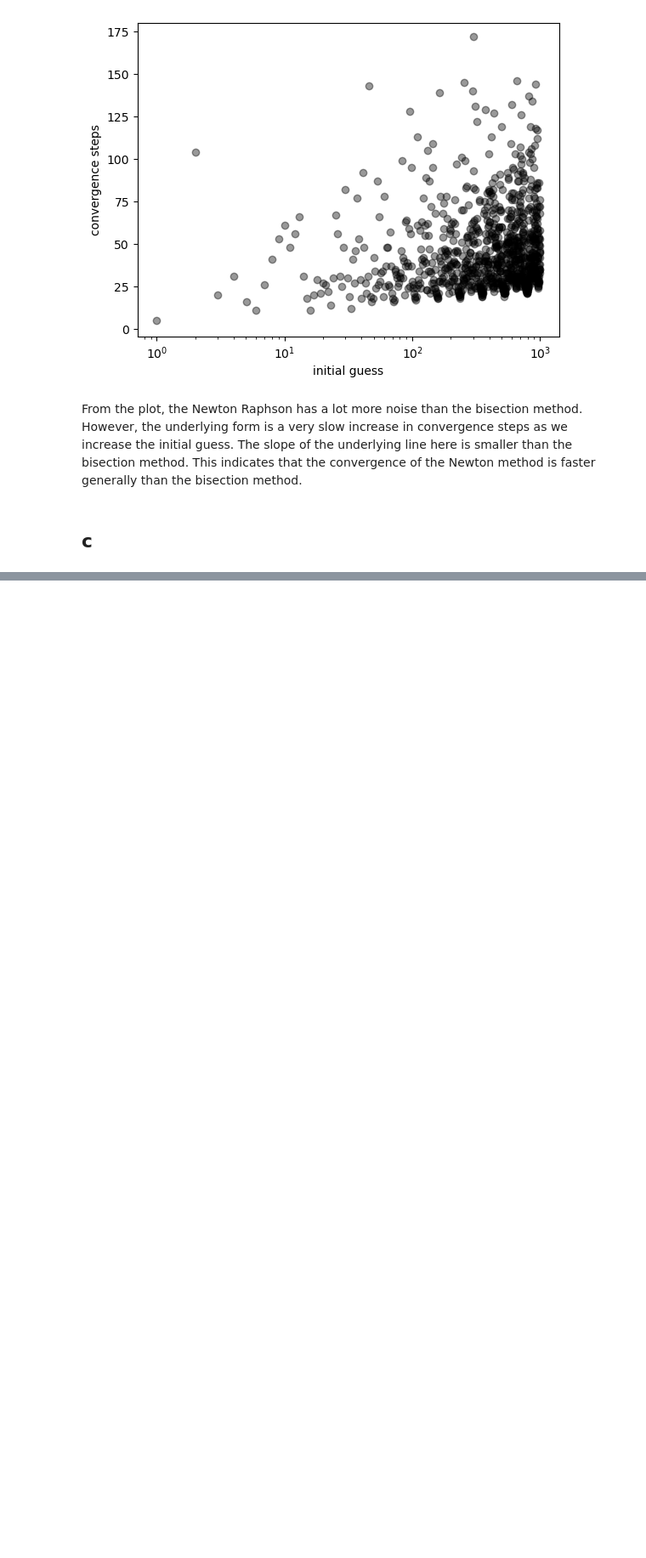
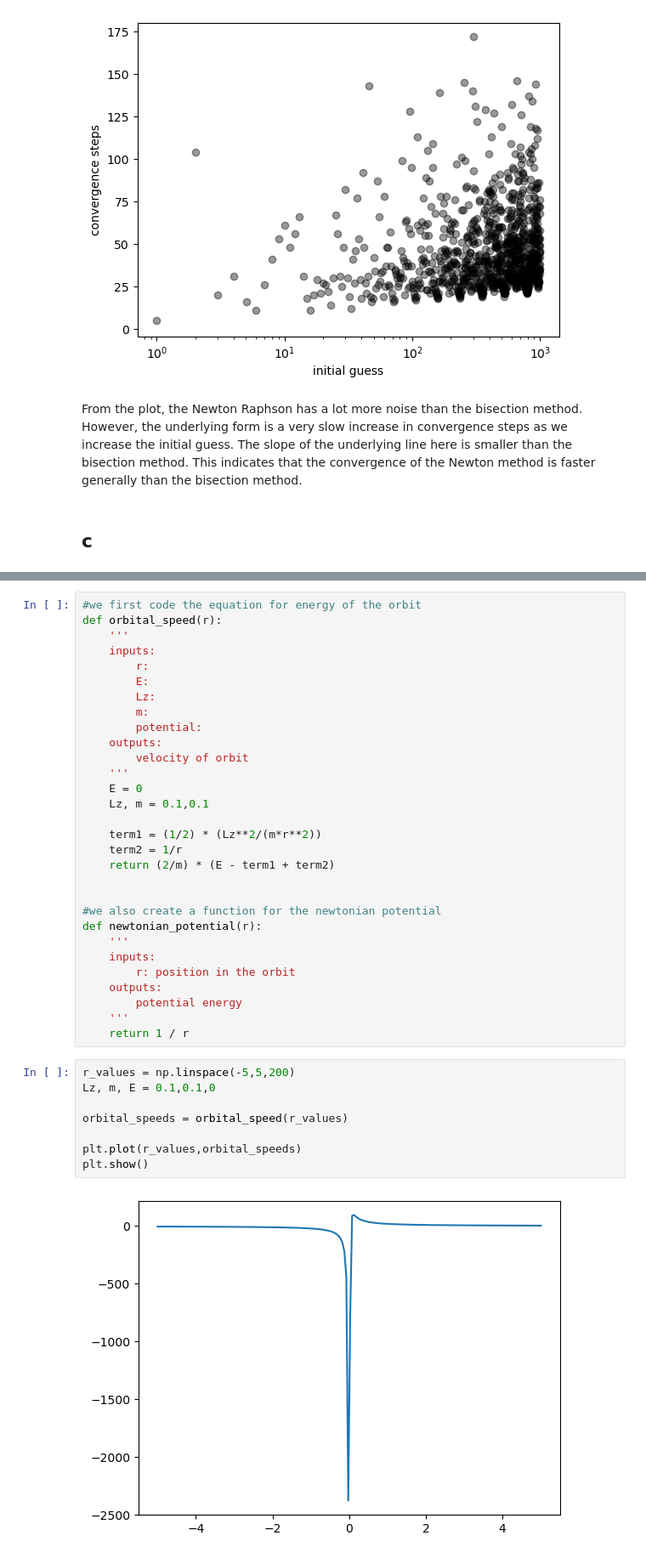
Before and after one commit to gilgarcia-01/ASTR5900, a Jupyter notebook: hw/hw2/ggarcia_CompAstro_hw2.ipynb, the cells around one changed output, grey strips where cells are left out. Shown at 85% size. Saved outputs shown, nothing was run; the diff lists cells and outputs as text; blank space fills up the shorter version.

```diff
--- a/hw/hw2/ggarcia_CompAstro_hw2.ipynb
+++ b/hw/hw2/ggarcia_CompAstro_hw2.ipynb
@@ -496,0 +539,40 @@ From the plot, the Newton Raphson has a lot more noise than the bisection method
+# %%
+#we first code the equation for energy of the orbit
+def orbital_speed(r):
+    '''
+    inputs:
+        r:
+        E:
+        Lz:
+        m:
+        potential:
+    outputs:
+        velocity of orbit
+    '''
+    E = 0
+    Lz, m = 0.1,0.1
+
+    term1 = (1/2) * (Lz**2/(m*r**2))
+    term2 = 1/r
+    return (2/m) * (E - term1 + term2)
+
+
+#we also create a function for the newtonian potential
+def newtonian_potential(r):
+    '''
+    inputs:
+        r: position in the orbit
+    outputs:
+        potential energy
+    '''
+    return 1 / r
+# %%
+r_values = np.linspace(-5,5,200)
+Lz, m, E = 0.1,0.1,0
+
+orbital_speeds = orbital_speed(r_values)
+
+plt.plot(r_values,orbital_speeds)
+plt.show()
+# %% [output]
+[figure, added]
```
Also changed, not shown: parts of 8 cells of this notebook.
